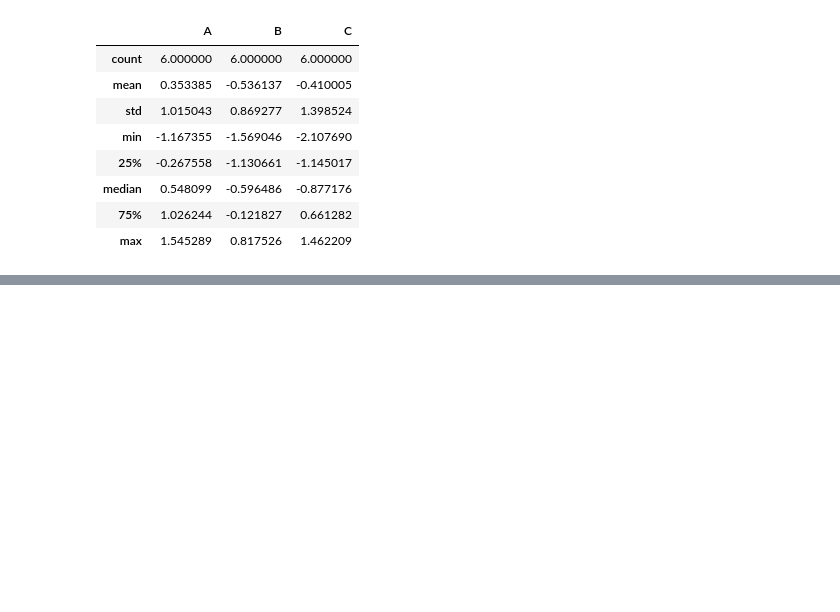
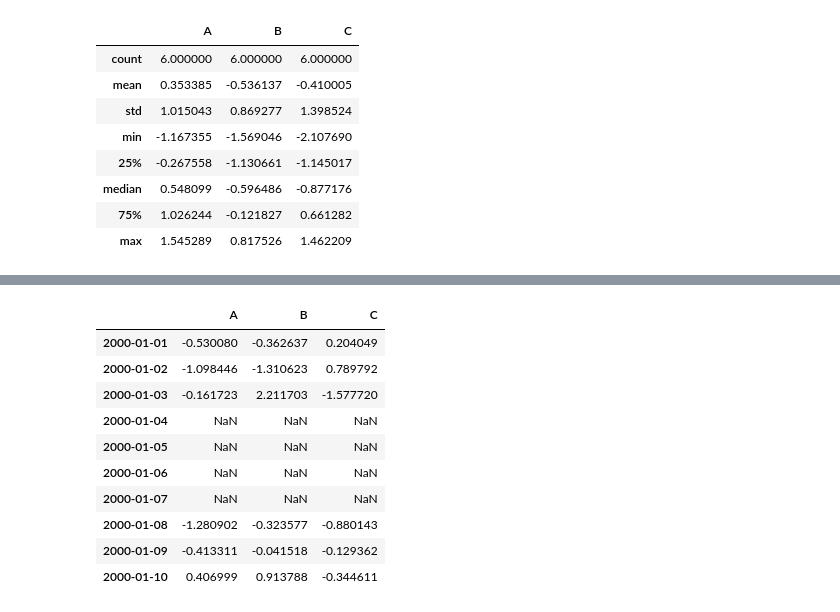
Before and after one commit to sushtend/100-days-of-ml-code, a Jupyter notebook: code/ml/pandas/Essential basic functionality.ipynb, the cells around one changed output, grey strips where cells are left out. Cells and saved outputs as stored; diff of their text form; code cells hidden in the pictures; blank space fills up the shorter version.

```diff
--- a/code/ml/pandas/Essential basic functionality.ipynb
+++ b/code/ml/pandas/Essential basic functionality.ipynb
@@ -944,0 +977,14 @@ tsdf.agg(['count', 'mean', 'std', 'min', q_25, 'median', q_75, 'max'])
+# %%
+tsdf
+# %% [output]
+|  | A | B | C |
+| 2000-01-01 | -0.530080 | -0.362637 | 0.204049 |
+| 2000-01-02 | -1.098446 | -1.310623 | 0.789792 |
+| 2000-01-03 | -0.161723 | 2.211703 | -1.577720 |
+| 2000-01-04 | NaN | NaN | NaN |
+| 2000-01-05 | NaN | NaN | NaN |
+| 2000-01-06 | NaN | NaN | NaN |
+| 2000-01-07 | NaN | NaN | NaN |
+| 2000-01-08 | -1.280902 | -0.323577 | -0.880143 |
+| 2000-01-09 | -0.413311 | -0.041518 | -0.129362 |
+| 2000-01-10 | 0.406999 | 0.913788 | -0.344611 |
```
Also changed, not shown: parts of 53 cells of this notebook.
